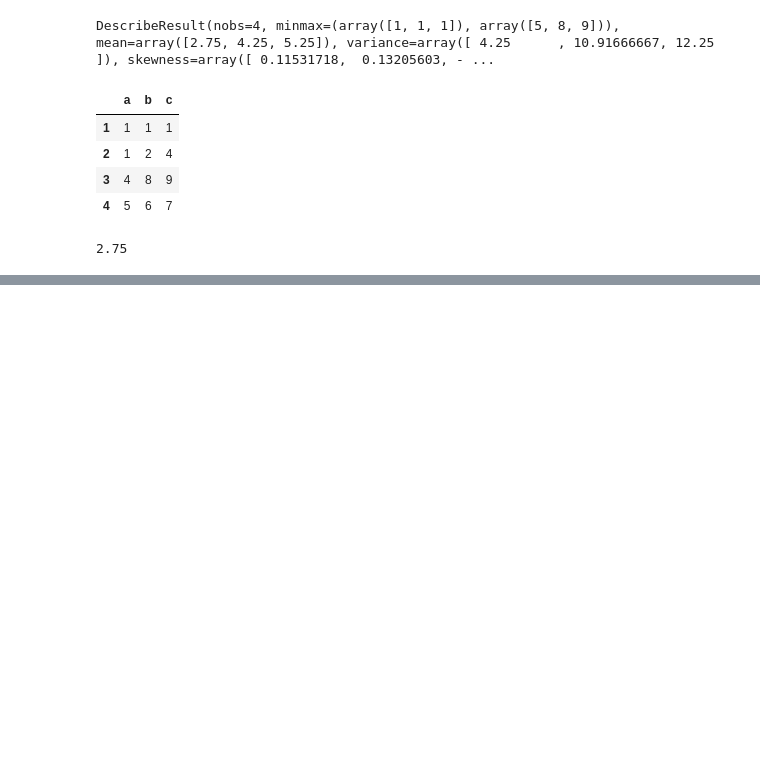
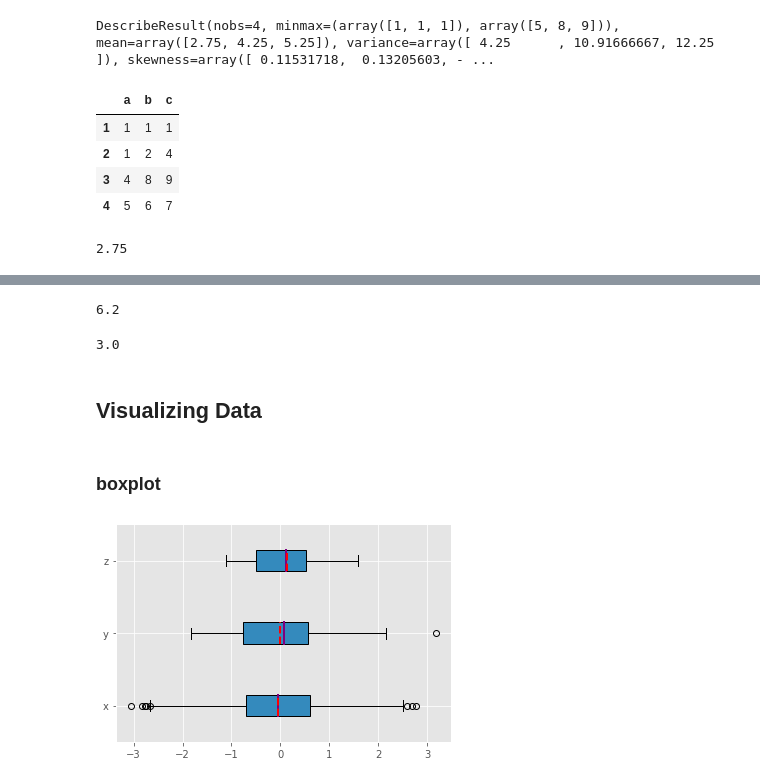
Before and after one commit to safiraauliar/H8_PYTN-KS-003, a Jupyter notebook: sesi9-Descriptive-Statistic.ipynb, the cells around one changed output, grey strips where cells are left out. Saved outputs shown, nothing was run; the diff lists cells and outputs as text; code cells hidden in the pictures; blank space fills up the shorter version.

```diff
--- a/sesi9-Descriptive-Statistic.ipynb
+++ b/sesi9-Descriptive-Statistic.ipynb
@@ -228,0 +397,28 @@ df['a'].medianian()
+# %%
+df.describe().at['mean','A']
+# %% [output]
+6.2
+# %%
+df.describe().at['50%', 'B']
+# %% [output]
+3.0
+# %% [markdown]
+## Visualizing Data
+# %%
+import matplotlib.pyplot as plt
+plt.style.use('ggplot')
+# %%
+np.random.seed(seed=0)
+x= np.random.randn(1000)
+y= np.random.randn(100)
+z= np.random.randn(10)
+# %% [markdown]
+### boxplot
+# %%
+fig, ax= plt.subplots()
+ax.boxplot((x,y,z), vert=False, showmeans=True, meanline=True, labels=('x','y','z'),
+          patch_artist= True, medianprops={'linewidth':2, 'color':'purple'},
+          meanprops={'linewidth':2, 'color':'red'})
+plt.show()
+# %% [output]
+[figure, added]
```
Also changed, not shown: parts of 27 cells of this notebook.
